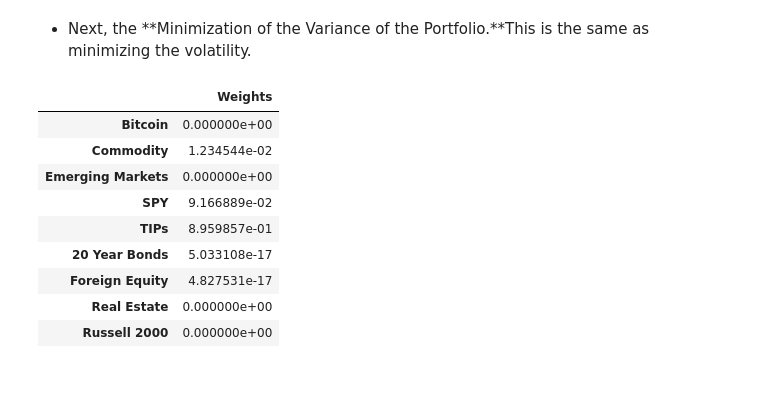
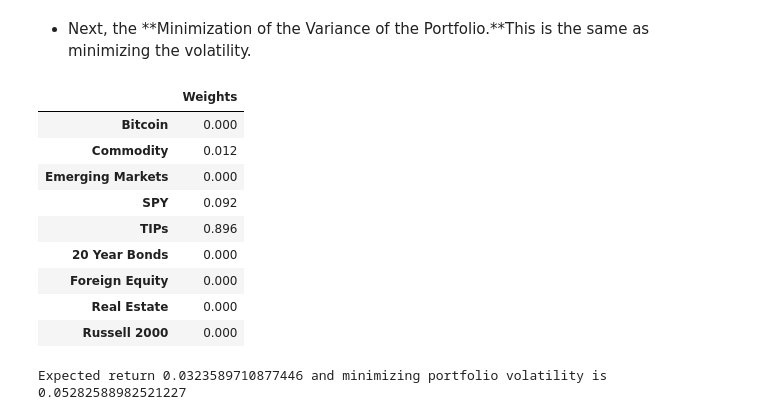
Before and after one commit to dcstein22/economics, a Jupyter notebook: Tech_Presentation.ipynb, the cells around one changed output. Cells and saved outputs as stored; diff of their text form; code cells hidden in the pictures; blank space fills up the shorter version.

```diff
--- a/Tech_Presentation.ipynb
+++ b/Tech_Presentation.ipynb
@@ -153,15 +153,19 @@ The resulting portfolio return and portfolio volatility from the optimal weights
 - Next, the **Minimization of the Variance of the Portfolio.**This is the same as minimizing the volatility.
 # %%
 optv = sco.minimize(port_vol, eweights, method = "SLSQP", bounds = bnds, constraints = cons)
-pd.DataFrame(optv['x'], index = [ "Bitcoin", "Commodity", "Emerging Markets", "SPY","TIPs", "20 Year Bonds", "Foreign Equity", "Real Estate", "Russell 2000"], columns = ["Weights"])
+pd.DataFrame(optv['x'].round(3), index = [ "Bitcoin", "Commodity", "Emerging Markets", "SPY","TIPs", "20 Year Bonds", "Foreign Equity", "Real Estate", "Russell 2000"], columns = ["Weights"])
 # %% [output]
 |  | Weights |
-| Bitcoin | 0.000000e+00 |
-| Commodity | 1.234544e-02 |
-| Emerging Markets | 0.000000e+00 |
-| SPY | 9.166889e-02 |
-| TIPs | 8.959857e-01 |
-| 20 Year Bonds | 5.033108e-17 |
-| Foreign Equity | 4.827531e-17 |
-| Real Estate | 0.000000e+00 |
-| Russell 2000 | 0.000000e+00 |
+| Bitcoin | 0.000 |
+| Commodity | 0.012 |
+| Emerging Markets | 0.000 |
+| SPY | 0.092 |
+| TIPs | 0.896 |
+| 20 Year Bonds | 0.000 |
+| Foreign Equity | 0.000 |
+| Real Estate | 0.000 |
+| Russell 2000 | 0.000 |
+# %%
+print("Expected return", port_ret(optv['x']),"and minimizing portfolio volatility is", port_vol(optv['x']))
+# %% [output]
+Expected return 0.0323589710877446 and minimizing portfolio volatility is 0.05282588982521227
```
Also changed, not shown: parts of 1 cell of this notebook.
